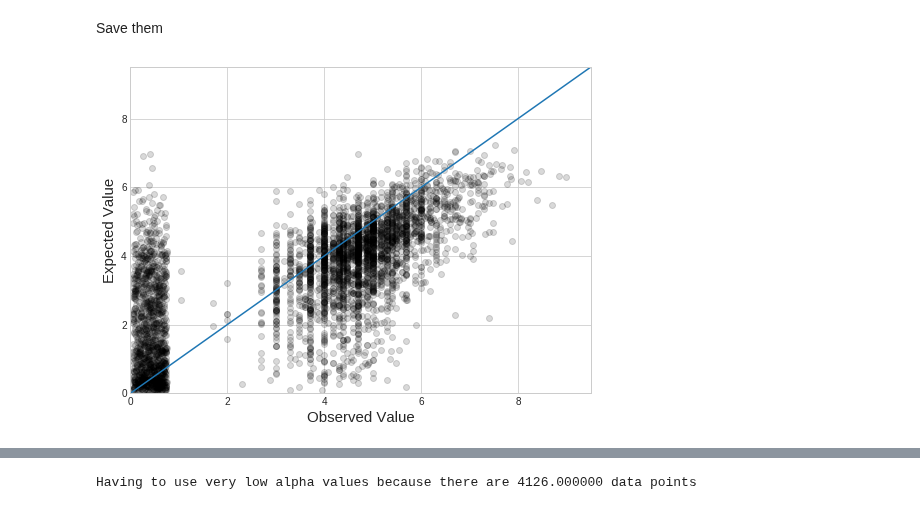
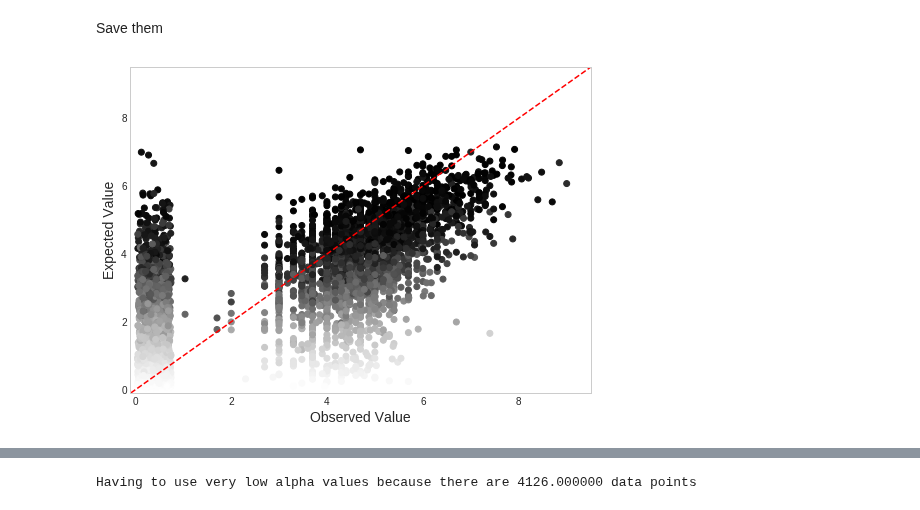
Before and after one commit to jdiaz4302/tornadoesr, a Jupyter notebook: Complete_Workflow/28_get_grid_pred.ipynb, the cells around one changed output, grey strips where cells are left out. Saved outputs shown, nothing was run; the diff lists cells and outputs as text; code cells hidden in the pictures.

Commit message:
Getting paper visualizations

```diff
--- a/Complete_Workflow/28_get_grid_pred.ipynb
+++ b/Complete_Workflow/28_get_grid_pred.ipynb
@@ -704,19 +714,20 @@ test_df['JITTER'] = np.random.uniform(low = 0.05, high = 0.75, size = len(test_d
 
 test_df.loc[test_df.DAMAGE_PROPERTY != test_df.DAMAGE_PROPERTY.min(), 'JITTER'] *= 0
 # %%
+test_df['PROB'] = test_probabilities
+
 plt.scatter(test_df['DAMAGE_PROPERTY'] + test_df['JITTER'],
             test_df['EXPECTED_VALUE'],
-            edgecolor = 'k',
-            facecolor = 'k',
-            alpha = 0.15)
-plt.ylabel('Expected Value', size = 15)
-plt.xlabel('Observed Value', size = 15)
+            c = test_df['PROB'])
+plt.ylabel('Expected Value', size = 14)
+plt.xlabel('Observed Value', size = 14)
 axes = plt.gca()
-axes.set_xlim([0, 9.5])
-axes.set_ylim([0, 9.5])
-plt.plot([-0.5, 9.5], [-0.5, 9.5]);
+axes.grid(False)
+axes.set_xlim([-0.1, 9.5])
+axes.set_ylim([-0.1, 9.5])
+plt.plot([-0.5, 9.5], [-0.5, 9.5], c = 'red', linestyle = '--');
 # %% [output]
-[figure, old version]
+[figure, new version]
 # %%
 log10_predictions = torch.from_numpy(test_df['EXPECTED_VALUE'].values)
 log10_observed = torch.from_numpy(test_df['DAMAGE_PROPERTY'].values).float()
```
Also changed, not shown: parts of 22 cells of this notebook.
